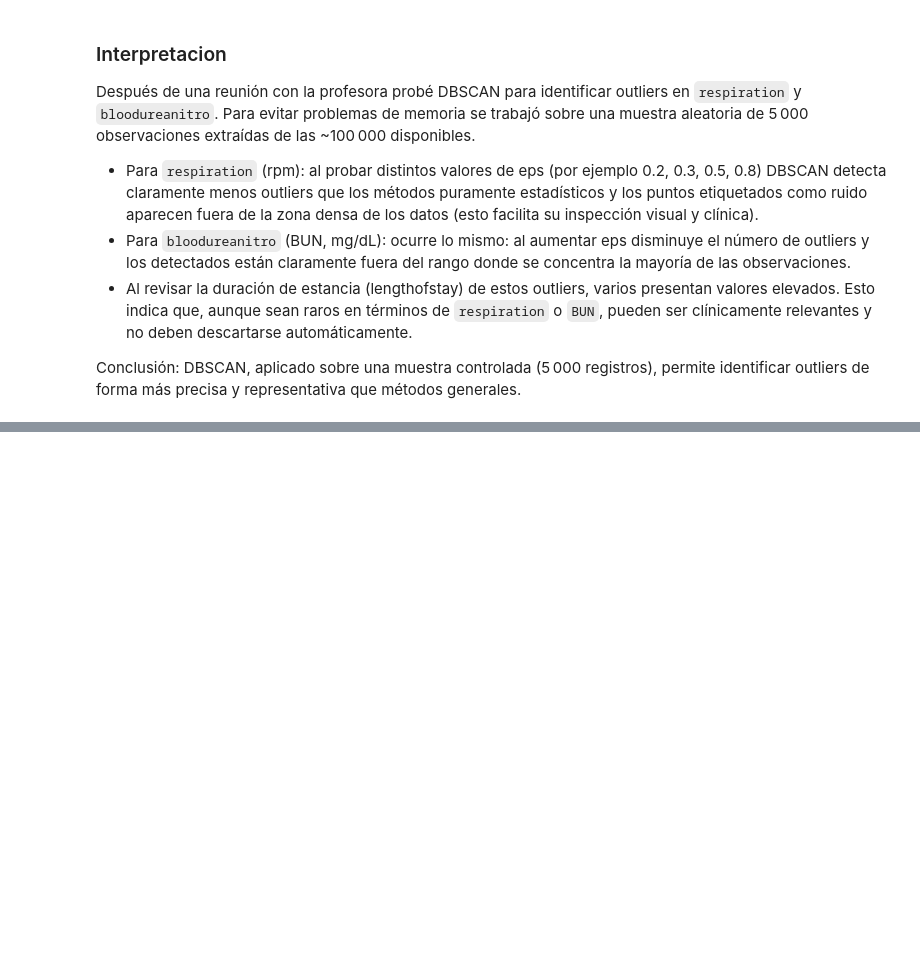
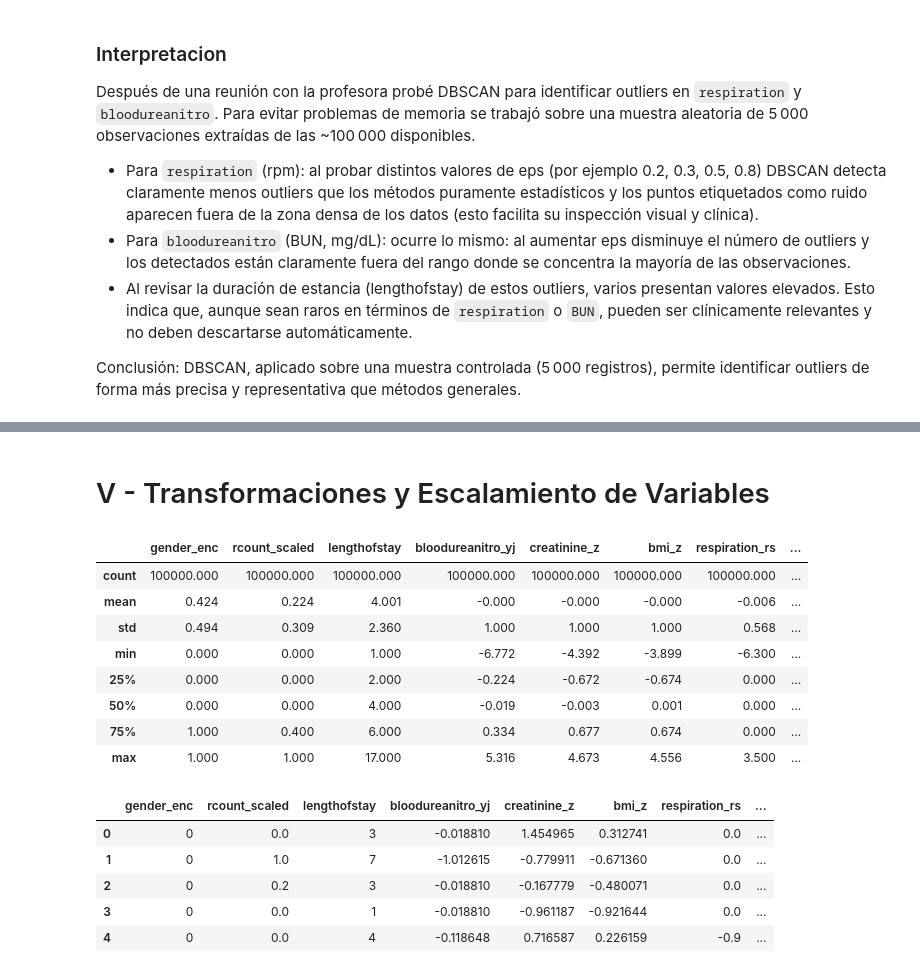
Before and after one commit to totox35/CiencasDatos_UdeA_GIRAULT, a Jupyter notebook: proyecto_aula/entregable_I_proyecto_aula.ipynb, the cells around one changed output, grey strips where cells are left out. Saved outputs shown, nothing was run; the diff lists cells and outputs as text; code cells hidden in the pictures; blank space fills up the shorter version.

Commit message:
scaling of variables

```diff
--- a/proyecto_aula/entregable_I_proyecto_aula.ipynb
+++ b/proyecto_aula/entregable_I_proyecto_aula.ipynb
@@ -1789,0 +1801,71 @@ En resumen, la predicción de la duración de la estancia hospitalaria es un ret
+# %% [markdown]
+# V - Transformaciones y Escalamiento de Variables
+# %%
+df_t = df_filtered.copy()
+
+# Codificación binaria
+df_t['gender_enc'] = df_t['gender'].map({'F': 0, 'M': 1}).fillna(-1).astype(int)
+
+# rcount -> numérico + escalado
+def rcount_to_num(x):
+    if pd.isnull(x): return np.nan
+    s = str(x).strip()
+    if s.endswith('+'): s = s[:-1]
+    try: return int(s)
+    except: return np.nan
+
+rcount = df_t['rcount'].apply(rcount_to_num).clip(0, 5).fillna(0)
+df_t['rcount_scaled'] = MinMaxScaler().fit_transform(rcount.to_numpy().reshape(-1, 1))
+
+# Transformaciones
+df_t['bloodureanitro_yj'] = PowerTransformer(method='yeo-johnson').fit_transform(
+    df_t[['bloodureanitro']].fillna(df_t['bloodureanitro'].median())
+)
+df_t['creatinine_z'] = StandardScaler().fit_transform(
+    df_t[['creatinine']].fillna(df_t['creatinine'].median())
+)
+df_t['bmi_z'] = StandardScaler().fit_transform(
+    df_t[['bmi']].fillna(df_t['bmi'].median())
+)
+df_t['respiration_rs'] = RobustScaler().fit_transform(
+    df_t[['respiration']].fillna(df_t['respiration'].median())
+)
+df_t[['secondarydiagnosisnonicd9_yj', 'icd9_comorbidity_sum_yj']] = PowerTransformer(method='yeo-johnson').fit_transform(
+    df_t[['secondarydiagnosisnonicd9', 'icd9_comorbidity_sum']].fillna(
+        df_t[['secondarydiagnosisnonicd9', 'icd9_comorbidity_sum']].median()
+    )
+)
+
+# Selección final
+cols = [
+    'gender_enc', 'rcount_scaled', 'lengthofstay',
+    'bloodureanitro_yj', 'creatinine_z', 'bmi_z', 'respiration_rs',
+    'secondarydiagnosisnonicd9_yj', 'icd9_comorbidity_sum_yj'
+]
+df_model = df_t[cols].copy()
+
+# Guardar
+out_dir = os.path.join('..', 'datos')
+os.makedirs(out_dir, exist_ok=True)
+output_file = os.path.join(out_dir, 'LengthOfStay_model.csv')
+df_model.to_csv(output_file, index=False)
+
+# Vista rápida
+display(df_model.describe().round(3))
+display(df_model.head())
+# %% [output]
+|  | gender_enc | rcount_scaled | lengthofstay | bloodureanitro_yj | creatinine_z | bmi_z | respiration_rs | ... |
+| count | 100000.000 | 100000.000 | 100000.000 | 100000.000 | 100000.000 | 100000.000 | 100000.000 | ... |
+| mean | 0.424 | 0.224 | 4.001 | -0.000 | -0.000 | -0.000 | -0.006 | ... |
+| std | 0.494 | 0.309 | 2.360 | 1.000 | 1.000 | 1.000 | 0.568 | ... |
+| min | 0.000 | 0.000 | 1.000 | -6.772 | -4.392 | -3.899 | -6.300 | ... |
+| 25% | 0.000 | 0.000 | 2.000 | -0.224 | -0.672 | -0.674 | 0.000 | ... |
+| 50% | 0.000 | 0.000 | 4.000 | -0.019 | -0.003 | 0.001 | 0.000 | ... |
+| 75% | 1.000 | 0.400 | 6.000 | 0.334 | 0.677 | 0.674 | 0.000 | ... |
+| max | 1.000 | 1.000 | 17.000 | 5.316 | 4.673 | 4.556 | 3.500 | ... |
+|  | gender_enc | rcount_scaled | lengthofstay | bloodureanitro_yj | creatinine_z | bmi_z | respiration_rs | ... |
+| 0 | 0 | 0.0 | 3 | -0.018810 | 1.454965 | 0.312741 | 0.0 | ... |
+| 1 | 0 | 1.0 | 7 | -1.012615 | -0.779911 | -0.671360 | 0.0 | ... |
+| 2 | 0 | 0.2 | 3 | -0.018810 | -0.167779 | -0.480071 | 0.0 | ... |
+| 3 | 0 | 0.0 | 1 | -0.018810 | -0.961187 | -0.921644 | 0.0 | ... |
+| 4 | 0 | 0.0 | 4 | -0.118648 | 0.716587 | 0.226159 | -0.9 | ... |
```
Also changed, not shown: parts of 10 cells of this notebook, 1 other file.
